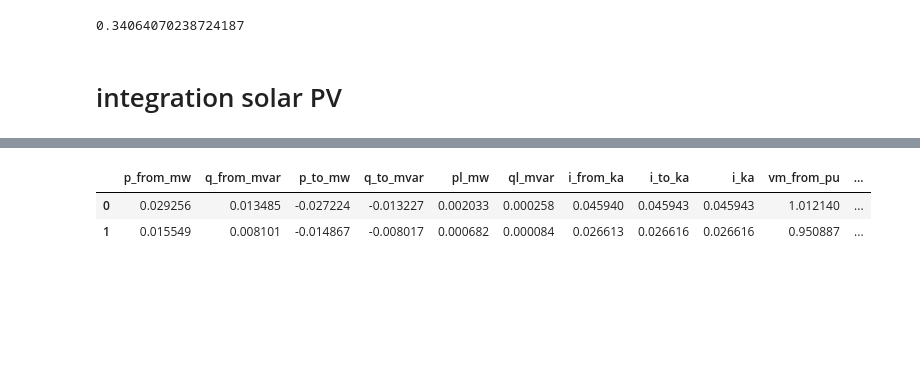
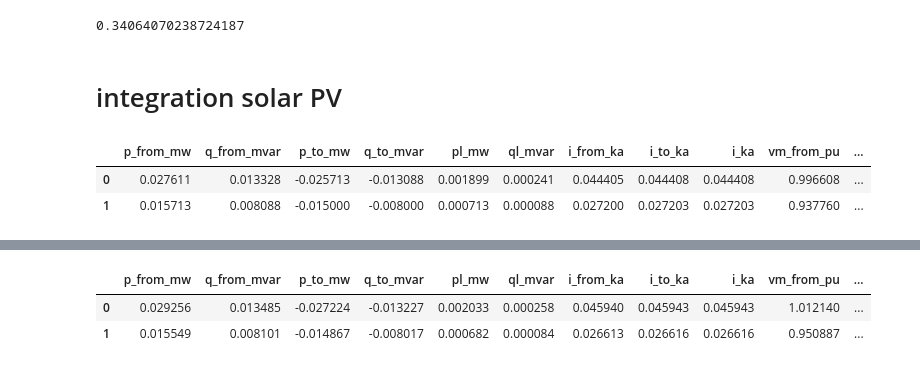
Before and after one commit to chaweewatp/norheastern_work_2, a Jupyter notebook: 3_load_participation_factor.ipynb, the cells around one changed output, grey strips where cells are left out. Saved outputs shown, nothing was run; the diff lists cells and outputs as text; code cells hidden in the pictures; blank space fills up the shorter version.

```diff
--- a/load_participation_factor.ipynb
+++ b/3_load_participation_factor.ipynb
@@ -267,6 +255,12 @@ df_measurement, net2 = create_measurement_unit(df_measurement, net2)
 
 success = estimate(net2, init="flat", calculate_voltage_angles=True, zero_injection=[1])
 V_est, delta_est = net2.res_bus_est.vm_pu, net2.res_bus_est.va_degree
+# %%
+net2.res_line
+# %% [output]
+|  | p_from_mw | q_from_mvar | p_to_mw | q_to_mvar | pl_mw | ql_mvar | i_from_ka | i_to_ka | i_ka | vm_from_pu | ... |
+| 0 | 0.027611 | 0.013328 | -0.025713 | -0.013088 | 0.001899 | 0.000241 | 0.044405 | 0.044408 | 0.044408 | 0.996608 | ... |
+| 1 | 0.015713 | 0.008088 | -0.015000 | -0.008000 | 0.000713 | 0.000088 | 0.027200 | 0.027203 | 0.027203 | 0.937760 | ... |
 # %%
 list_slack_bus=[0]
 list_zero_inject_bus=[1]
```
Also changed, not shown: parts of 27 cells of this notebook, 19 other files.
